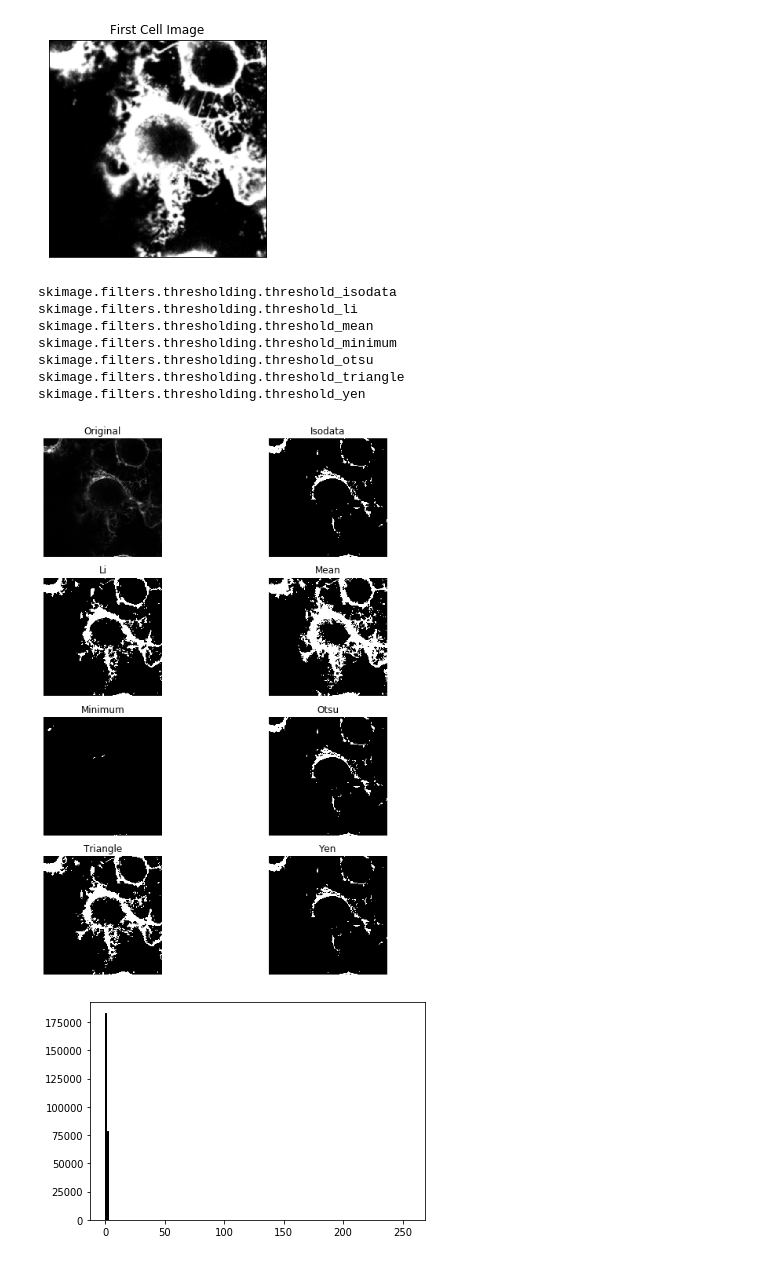
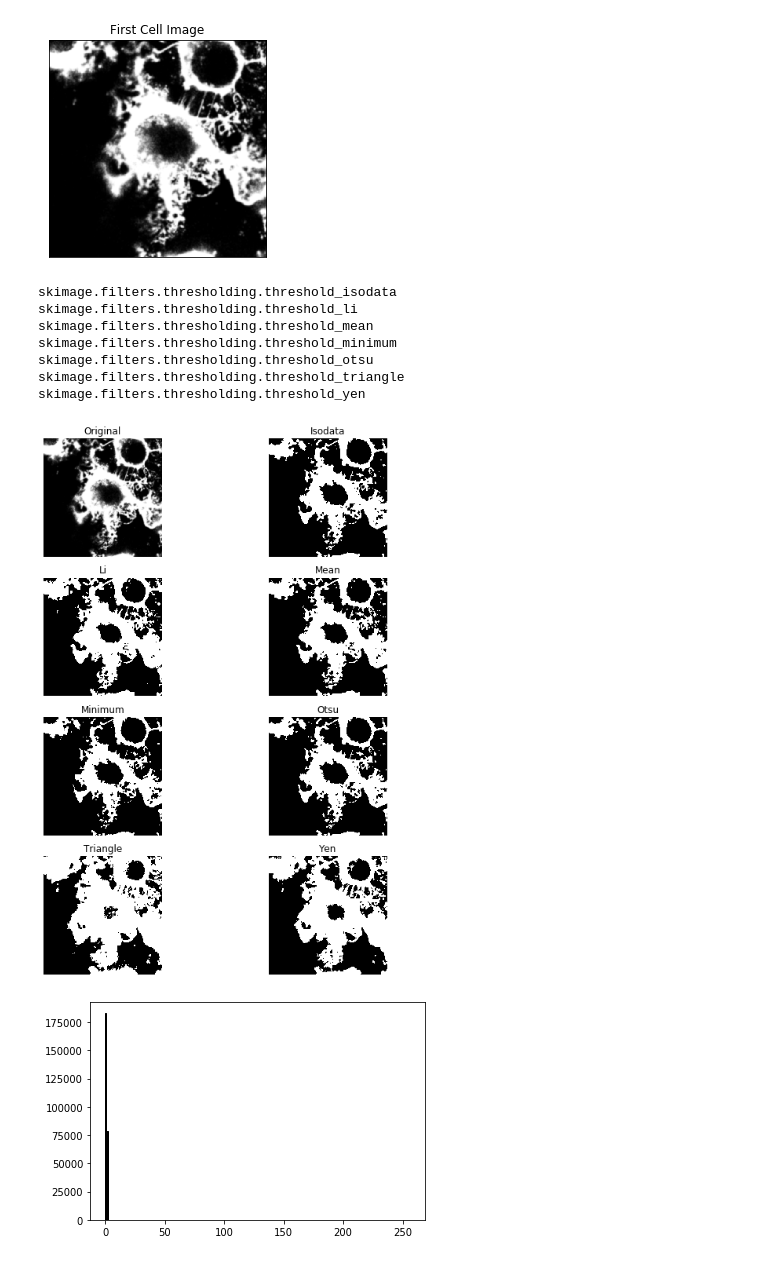
Before and after one commit to Nance-Lab/ifmodels, a Jupyter notebook: scripts/thresholding.ipynb, the cells around one changed output. Cells and saved outputs as stored; diff of their text form; code cells hidden in the pictures.

Commit message:
updated the thresholding file

```diff
--- a/scripts/thresholding.ipynb
+++ b/scripts/thresholding.ipynb
@@ -105,16 +105,16 @@ plt.show()
 # %% [output]
 [figure]
 # %%
-filter_test = filters.try_all_threshold(cell_ims[5], figsize=(10,10), verbose =True)
+filter_test = filters.try_all_threshold(gauss, figsize=(10,10), verbose =True)
 # %% [output]
 skimage.filters.thresholding.threshold_isodata
 skimage.filters.thresholding.threshold_li
 skimage.filters.thresholding.threshold_mean
 skimage.filters.thresholding.threshold_minimum
 skimage.filters.thresholding.threshold_otsu
 skimage.filters.thresholding.threshold_triangle
 skimage.filters.thresholding.threshold_yen
-[figure, old version]
+[figure, new version]
 # %%
 threshold = filters.threshold_otsu(gauss)
 binary = gauss > threshold
```
